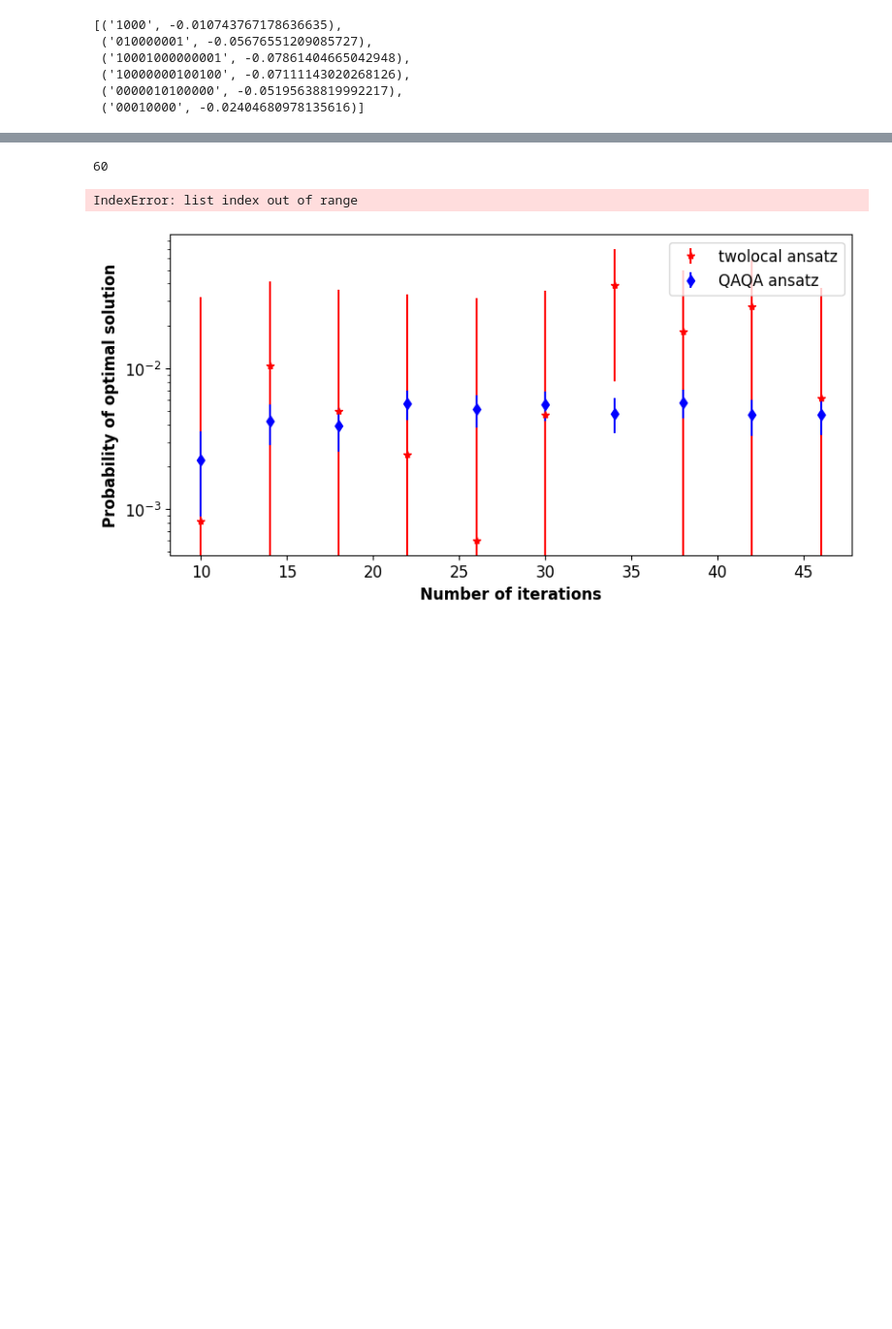
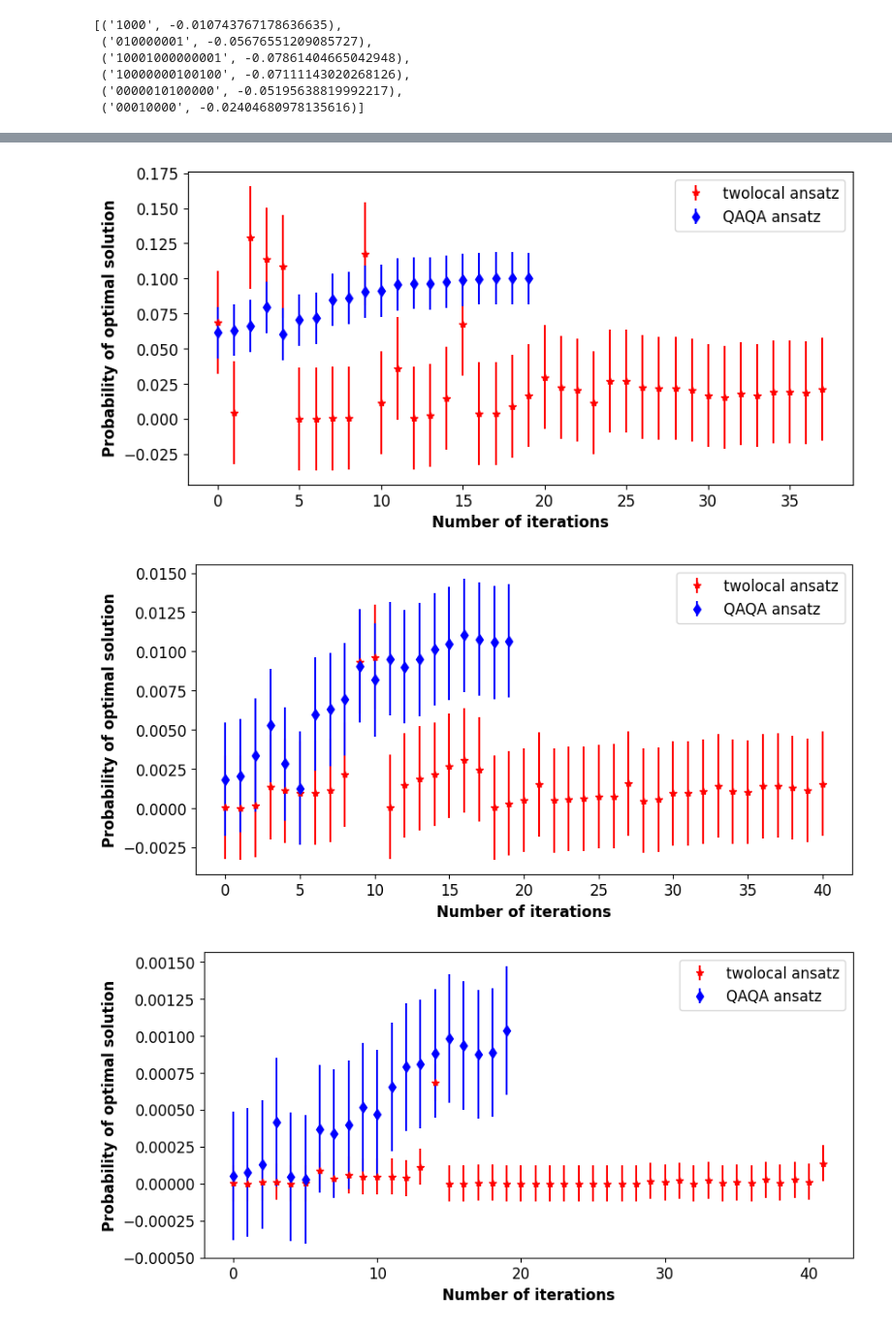
Before and after one commit to unitaryfund/aquapointer, a Jupyter notebook: notebooks/solve_qubo_demo.ipynb, the cells around one changed output, grey strips where cells are left out. Shown: that part at 97% size. Saved outputs shown, nothing was run; the diff lists cells and outputs as text; code cells hidden in the pictures; blank space fills up the shorter version.

```diff
--- a/notebooks/solve_qubo_demo.ipynb
+++ b/notebooks/solve_qubo_demo.ipynb
@@ -221,10 +203,12 @@ optimal_solutions
  ('0000010100000', -0.05195638819992217),
  ('00010000', -0.02404680978135616)]
 # %%
+np.random.seed(0)
 import time
+
 # now we solve all the qubo's and output optimal bitstrings of for each slice using QAOA and twolocal ansatz
-alphas = [1.0, 0.5]
-maxiter = 30
+alphas = [0.95]
+maxiter = 20
 
 
 res_qaoa_slices = []
@@ -232,7 +216,7 @@ res_linear_slices = []
 
 i = 0
 
-num_mc = 5
+num_mc = 40
 
 for qubo, ising_ham in q.qubo_hamiltonian_pairs:
     num_qubits = len(qubo)
@@ -254,9 +238,9 @@ for qubo, ising_ham in q.qubo_hamiltonian_pairs:
 
     # to keep it fair, we want depth * number_of_params * maxiter to be the same for both instances
     resources_qaoa, resources_twolocal = total_gates(qaoa_ansatz), total_gates(twolocal_ansatz)
-    iter_factor = int((resources_qaoa[1]/resources_twolocal[1]) * (resources_qaoa[2]/resources_twolocal[2]))
+    iter_factor = (resources_qaoa[1]/resources_twolocal[1]) * (resources_qaoa[2]/resources_twolocal[2])
     maxiter_qaoa = maxiter
-    maxiter_linear = maxiter_qaoa * iter_factor
+    maxiter_linear = int(maxiter_qaoa * iter_factor)
 
     histories_qaoa = []
     histories_linear = []
@@ -307,46 +291,51 @@ time elapsed for LE: 2.618729829788208
-# %%
-len(res_qaoa_slices[0][0])
-# %% [output]
-60
 # %%
-maxiter = 60
-number_of_iterations = list(range(maxiter))
-
+# extract the probability of optimal solution from the history of the vqe objects
 prob_opt_sol_qaoa = []
 
 for slice in range(6):
-    probs_perslice = np.zeros((num_mc, maxiter))
-    for i in range(maxiter):
-        for j in range(num_mc):
-            if res_qaoa_slices[slice][j][i][0] == optimal_solutions[slice][0]:
-                probs_perslice[j][i] = res_qaoa_slices[slice][j][i][1]
+    probs_perslice = np.zeros((num_mc, len(res_qaoa_slices[slice][0])))
+    for i in range(num_mc):
+        for j in range(len(res_qaoa_slices[slice][i])):
+            if res_qaoa_slices[slice][i][j][0] == optimal_solutions[slice][0]:
+                probs_perslice[i][j] = res_qaoa_slices[slice][i][j][1]
 
     prob_opt_sol_qaoa.append(probs_perslice)
 
-np.mean(prob_opt_sol_qaoa[1], axis=0)
+prob_opt_sol_linear = []
+
+for slice in range(6):
+    probs_perslice = np.zeros((num_mc, len(res_linear_slices[slice][0])))
+    for i in range(num_mc):
+        for j in range(len(res_linear_slices[slice][i])):
+            if res_linear_slices[slice][i][j][0] == optimal_solutions[slice][0]:
+                probs_perslice[i][j] = res_linear_slices[slice][i][j][1]
+
+    prob_opt_sol_linear.append(probs_perslice)
-# %% [output]
-IndexError: list index out of range
 # %%
 import matplotlib.pyplot as plt
 
 plt.rcParams["figure.figsize"] = [9.50, 4.50]
 plt.rcParams["font.size"] = 12
 plt.rcParams['axes.labelweight'] = 'bold'
 plt.rcParams['axes.titleweight'] = 'bold'
 
-slice = 4
+for slice in range(6):
+    # slice = 5
+    number_of_iterations_qaoa = list(range(len(prob_opt_sol_qaoa[slice][0])))
+    number_of_iterations_linear = list(range(len(prob_opt_sol_linear[slice][0])))
+    errorbar_linear = np.std(prob_opt_sol_linear[slice])
+    errorbar_qaoa = np.std(prob_opt_sol_qaoa[slice])
 
-errorbar_linear = np.std(np.array(res_linear_slices[slice]))
-errorbar_qaoa = np.std(np.array(res_qaoa_slices[slice]))
-
-# plt.plot(number_of_iterations, np.mean(np.array(res_linear_slices[slice]), axis=1), '*r', label='twolocal ansatz')
-plt.errorbar(number_of_iterations, np.mean(np.array(res_linear_slices[slice]), axis=1), yerr=errorbar_linear, fmt='*r', label='twolocal ansatz')
-plt.errorbar(number_of_iterations, np.mean(np.array(res_qaoa_slices[slice]), axis=1), yerr=errorbar_qaoa, fmt='db', label='QAQA ansatz')
-plt.legend()
-plt.yscale('log')
-# plt.xscale('log')
-plt.xlabel('Number of iterations')
-plt.ylabel('Probability of optimal solution')
-plt.show()
+    plt.figure()
+    # plt.plot(number_of_iterations, np.mean(np.array(res_linear_slices[slice]), axis=1), '*r', label='twolocal ansatz')
+    plt.errorbar(number_of_iterations_linear, np.mean(prob_opt_sol_linear[slice], axis=0), yerr=errorbar_linear, fmt='*r', label='twolocal ansatz')
+    plt.errorbar(number_of_iterations_qaoa, np.mean(prob_opt_sol_qaoa[slice], axis=0), yerr=errorbar_qaoa, fmt='db', label='QAQA ansatz')
+    plt.legend()
+    # plt.yscale('log')
+    # plt.xscale('log')
+    plt.xlabel('Number of iterations')
+    plt.ylabel('Probability of optimal solution')
 # %% [output]
-[figure, old version]
+[figure, new version]
+[figure, added]
+[figure, added]
```
Also changed, not shown: parts of 9 cells of this notebook, 1 other file.
